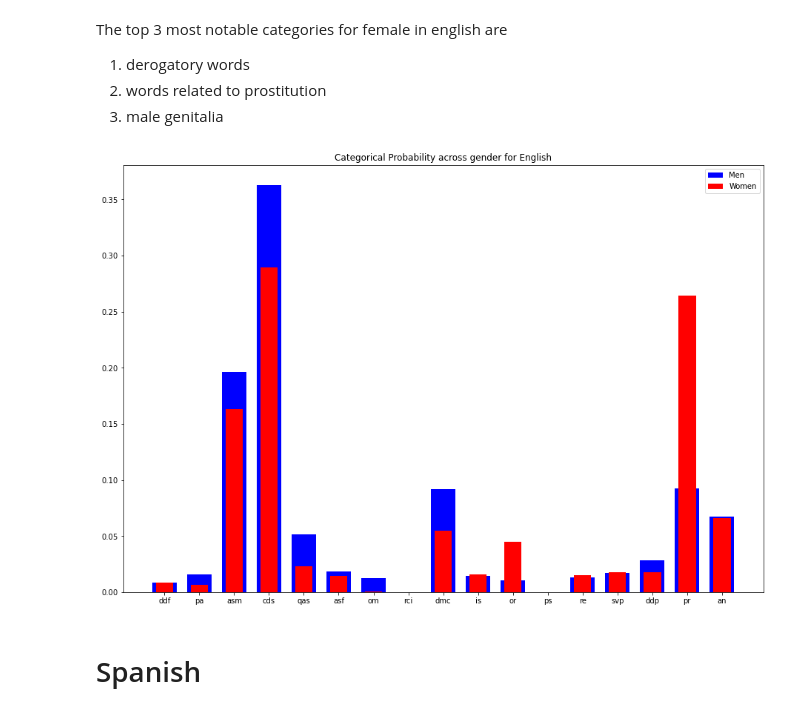
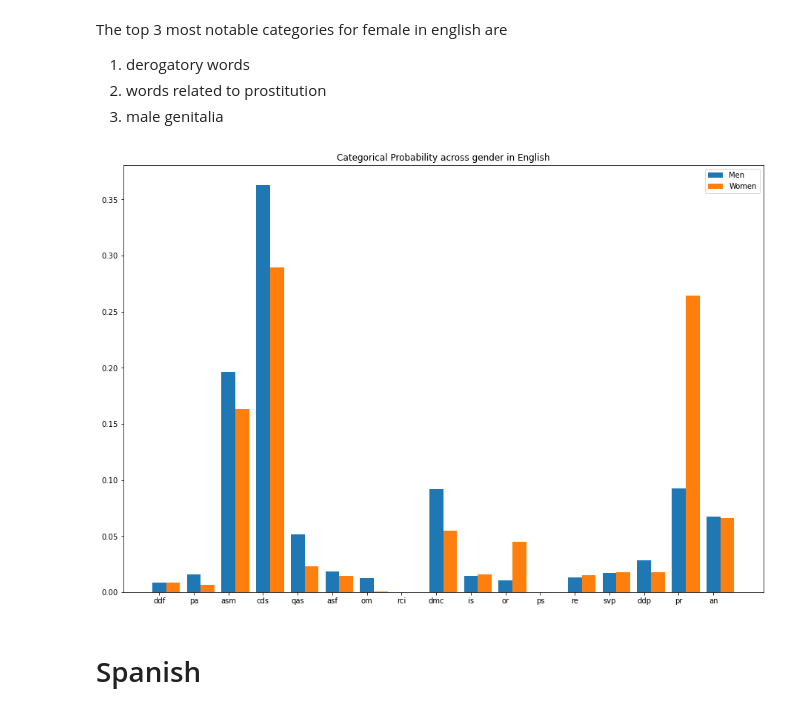
Before and after one commit to Tdrinker/505FinalProject, a Jupyter notebook: honest_result_analysis.ipynb, the cells around one changed output. Saved outputs shown, nothing was run; the diff lists cells and outputs as text; code cells hidden in the pictures.

Commit message:
modified gender graph

```diff
--- a/honest_result_analysis.ipynb
+++ b/honest_result_analysis.ipynb
@@ -100,18 +100,20 @@ The top 3 most notable categories for female in english are
 1. derogatory words
 2. words related to prostitution
 2. male genitalia
-# %%
-data = [res_original_male,res_original_female]
-fig = plt.figure()
-X = np.arange(17)
-ax = fig.add_axes([0,0,2,2])
-ax.bar(categories, data[0], color = 'b', width = 0.7)
-ax.bar(categories, data[1], color = 'r', width = 0.5)
-ax.set_title('Categorical Probability across gender for English')
-ax.legend(labels=['Men', 'Women'])
-plt.show()
-# %% [output]
-[figure, removed]
+# %%
+data = [res_original_male,res_original_female]
+X = np.arange(len(res_original_male))
+fig = plt.figure()
+ax = fig.add_axes([0,0,2,2])
+ax.set_xticks(X)
+ax.set_xticklabels(categories)
+ax.bar(X + 0.00, data[0], width = 0.4)
+ax.bar(X + 0.4, data[1], width = 0.4)
+ax.set_title('Categorical Probability across gender in English')
+ax.legend(labels=['Men', 'Women'])
+plt.show()
+# %% [output]
+[figure, added]
 # %% [markdown]
 # Spanish
 # %%
```
Also changed, not shown: parts of 14 cells of this notebook.
